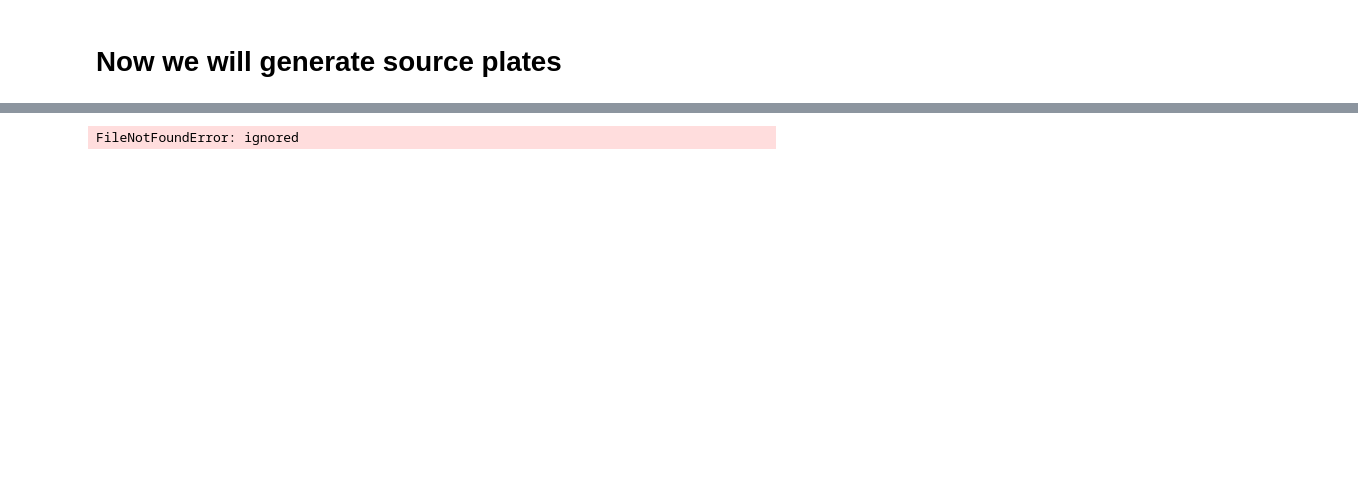
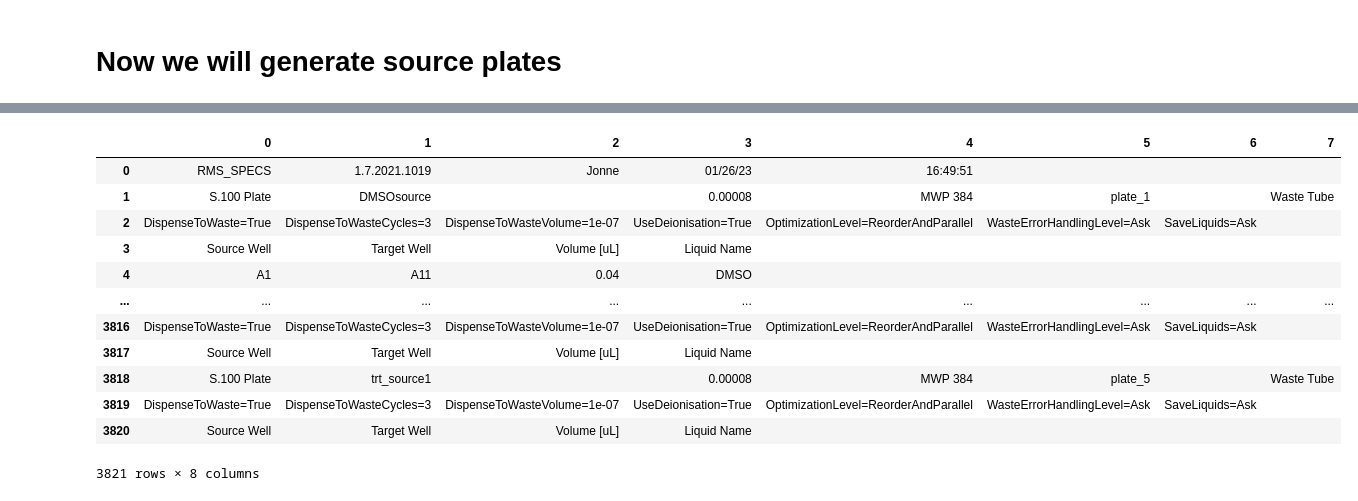
Before and after one commit to jonrie/idot_tools, a Jupyter notebook: plaid_to_idot.ipynb, the cells around one changed output, grey strips where cells are left out. Cells and saved outputs as stored; diff of their text form; code cells hidden in the pictures; blank space fills up the shorter version.

```diff
--- a/plaid_to_idot.ipynb
+++ b/plaid_to_idot.ipynb
@@ -426,7 +403,8 @@ def createplate(size, direction):
 
 def assign_DMSOsource(max_volume, dfvolumes):
 
-    wellcapacity = int(max_volume *1e07) # wellcapacity based on idot plate
+
+    wellcapacity = int(max_volume *1e06) # wellcapacity based on idot plate
     well_state = {"well_number": 0, "current_amount": wellcapacity}
     #dfvolumes = dfvolumes.to_list()
     DMSOwells = createplate(size=96,direction="vert")
@@ -547,7 +517,6 @@ def assignsource(df,treatment_type):
 
         return(sourceplate)
 
-if seperate_source_plates == True and sourceplate_strat=="automated":
+if sourceplate_strat=="automation":
   trtSOURCE  = assignsource(target,"trt")
   ctrlSOURCE = assignsource(target,"ctrl")
-  allsourceplates = pd.concat([trtSOURCE,ctrlSOURCE])
@@ -655,0 +572,19 @@ ValueError: ignored
+# %%
+#@title Visualize and save controls Source plates
+
+if len(ctrlSOURCE.columns) == 0:
+  print('no controls source plate was created')
+else:
+  ctrllist = ctrlSOURCE['Source Plate'].unique().tolist()
+  for plate in ctrllist:
+      df = ctrlSOURCE[ctrlSOURCE['Source Plate'] == plate ]
+      df['Metadata_Column'] =    df['Source Well'].astype(str).str[1:3]
+      df['Metadata_Row']    =    df['Source Well'].astype(str).str[0]
+      ctrlpivot = df.pivot(columns="Metadata_Column", index="Metadata_Row", values="Liquid Name")
+      print("controls source plate:")
+      ctrlpivot
+
+      ctrlpivot.to_csv("{}_{}.csv".format(protocol_name,plate), encoding = 'utf-8-sig')
+      files.download("{}_{}.csv".format(protocol_name,plate))
+
+ctrlpivot
@@ -656,2 +602,8 @@ ValueError: ignored
+# %%
+#@title merge all source plates
+
+frames = [trtSOURCE, ctrlSOURCE, dmsoSOURCE]
+source = pd.concat(frames)
+source['Source Well']          = source['Source Well'].apply(removeleadingzero)
 # %%
 #@title Next step is to create and format the idot protocol
@@ -714,16 +660,17 @@ file = "hellO"
-# %%
-#@title Save configurations to file
-
-import yaml
-
-
-
-
-
-# read YAML file
-with open('items.yaml') as f:
-
-    data = yaml.load(f, Loader=yaml.FullLoader)
-    print(data)
-# %% [output]
-FileNotFoundError: ignored
+# %%
+#@title see protocol
+fullprotocol
+# %% [output]
+|  | 0 | 1 | 2 | 3 | 4 | 5 | 6 | 7 |
+| 0 | RMS_SPECS | 1.7.2021.1019 | Jonne | 01/26/23 | 16:49:51 |  |  |  |
+| 1 | S.100 Plate | DMSOsource |  | 0.00008 | MWP 384 | plate_1 |  | Waste Tube |
+| 2 | DispenseToWaste=True | DispenseToWasteCycles=3 | DispenseToWasteVolume=1e-07 | UseDeionisation=True | OptimizationLevel=ReorderAndParallel | WasteErrorHandlingLevel=Ask | SaveLiquids=Ask |  |
+| 3 | Source Well | Target Well | Volume [uL] | Liquid Name |  |  |  |  |
+| 4 | A1 | A11 | 0.04 | DMSO |  |  |  |  |
+| ... | ... | ... | ... | ... | ... | ... | ... | ... |
+| 3816 | DispenseToWaste=True | DispenseToWasteCycles=3 | DispenseToWasteVolume=1e-07 | UseDeionisation=True | OptimizationLevel=ReorderAndParallel | WasteErrorHandlingLevel=Ask | SaveLiquids=Ask |  |
+| 3817 | Source Well | Target Well | Volume [uL] | Liquid Name |  |  |  |  |
+| 3818 | S.100 Plate | trt_source1 |  | 0.00008 | MWP 384 | plate_5 |  | Waste Tube |
+| 3819 | DispenseToWaste=True | DispenseToWasteCycles=3 | DispenseToWasteVolume=1e-07 | UseDeionisation=True | OptimizationLevel=ReorderAndParallel | WasteErrorHandlingLevel=Ask | SaveLiquids=Ask |  |
+| 3820 | Source Well | Target Well | Volume [uL] | Liquid Name |  |  |  |  |
+3821 rows × 8 columns
```
Also changed, not shown: parts of 33 cells of this notebook.
